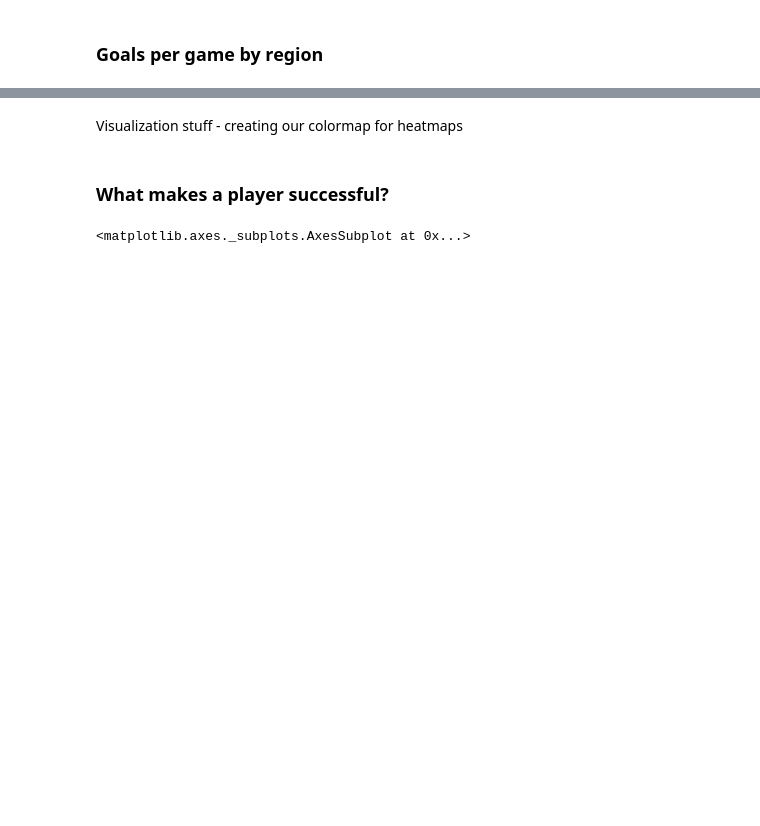
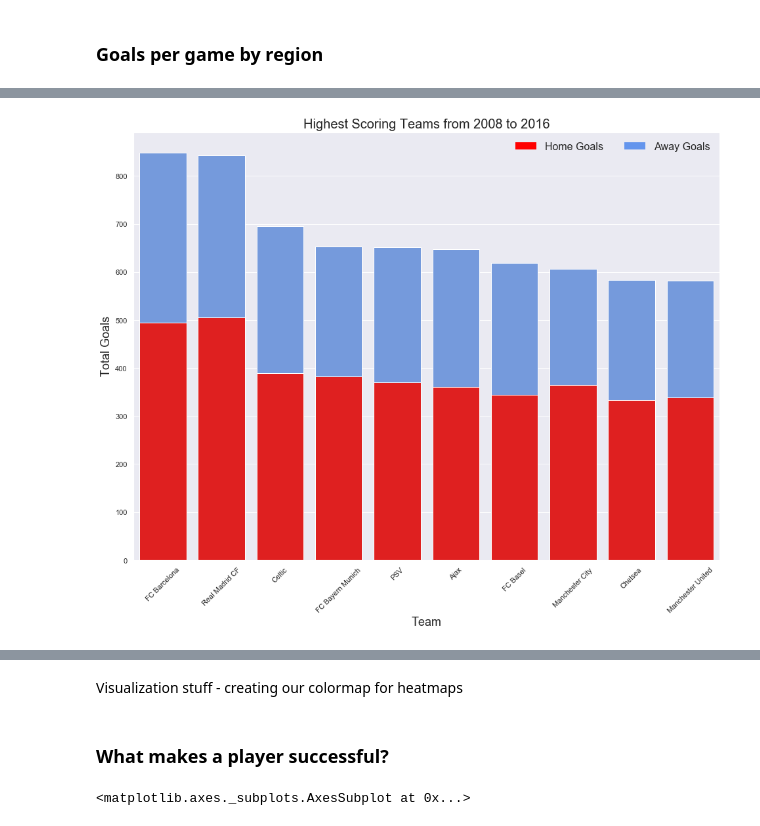
Before and after one commit to prime025/European-Football-Analysis, a Jupyter notebook: European Football Analysis.ipynb, the cells around one changed output, grey strips where cells are left out. Cells and saved outputs as stored; diff of their text form; code cells hidden in the pictures; blank space fills up the shorter version.

```diff
--- a/European Football Analysis.ipynb
+++ b/European Football Analysis.ipynb
@@ -265,0 +309,25 @@ m
+# %%
+fig3 = plt.figure(figsize = (16, 12))
+
+sns.set(style="darkgrid")
+
+values = list(goals_per_team['total_goals'])
+max_gpt = max(values)
+
+ax = sns.barplot(x='team_long_name', y='total_goals', data=goals_per_team, color='cornflowerblue')
+bottom_plot = sns.barplot(x = 'team_long_name', y = 'home_goals', data=goals_per_team, color = 'red')
+plt.xlabel("Team", fontsize=18)
+plt.ylabel("Total Goals", fontsize=18)
+plt.title("Highest Scoring Teams from 2008 to 2016", fontsize=20)
+
+topbar = plt.Rectangle((0,0),1,1,fc="cornflowerblue", edgecolor = 'none')
+bottombar = plt.Rectangle((0,0),1,1,fc='red',  edgecolor = 'none')
+l = plt.legend([bottombar, topbar], ['Home Goals', 'Away Goals'], loc=1, ncol = 2, prop={'size':16})
+l.draw_frame(False)
+
+for item in ax.get_xticklabels():
+    item.set_rotation(45)
+
+plt.show()
+# %% [output]
+[figure, added]
```
Also changed, not shown: parts of 16 cells of this notebook.
